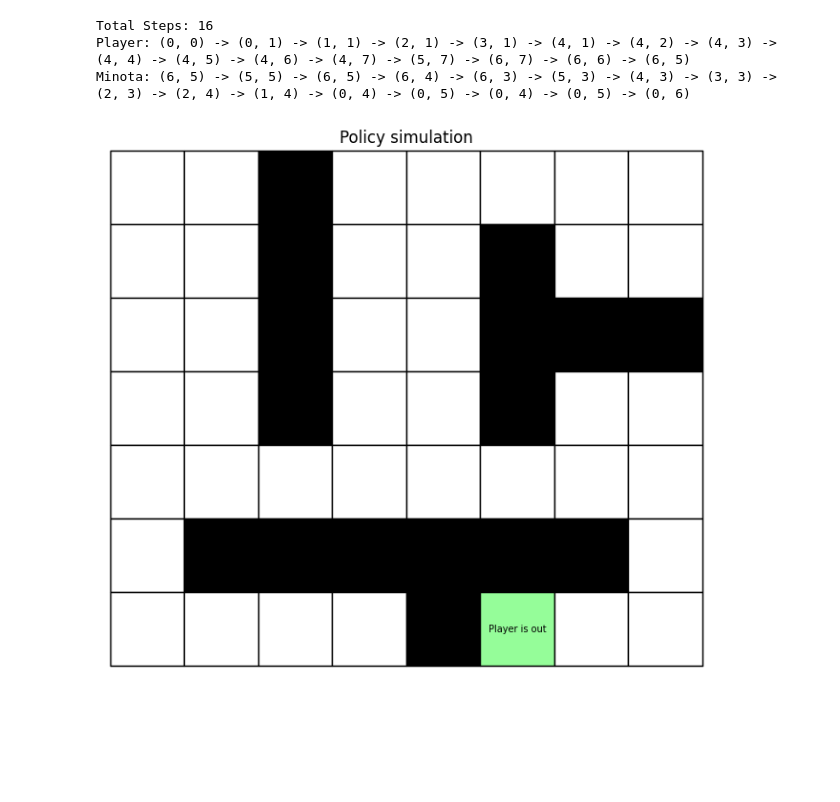
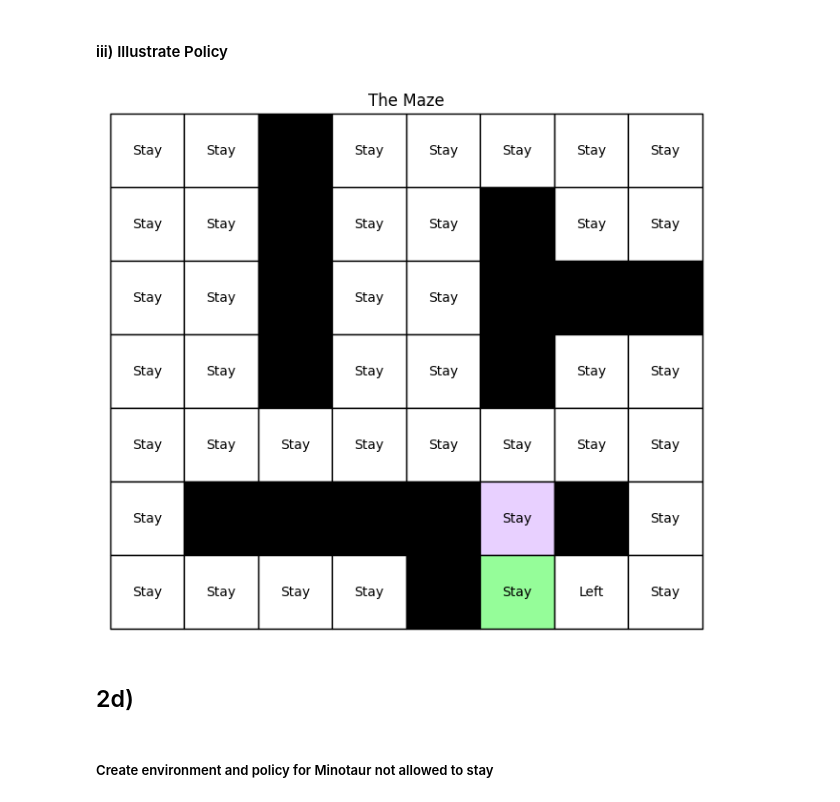
Before and after one commit to MoellerO/EL2805_RL, a Jupyter notebook: lab1_v2/lab1.ipynb, the cells around one changed output. Cells and saved outputs as stored; diff of their text form; code cells hidden in the pictures; blank space fills up the shorter version.

```diff
--- a/lab1_v2/lab1.ipynb
+++ b/lab1_v2/lab1.ipynb
@@ -19,0 +27,9 @@ maze = np.array([
+# %%
+# Horizon
+T = 20
+
+# Create an environment maze
+env = mz.Maze(maze, T, minotaur_stay=False)
+
+# Solves the shortest path problem using dynamic programming
+V, policy = mz.dynamic_programming(env, T)
@@ -20 +50,12 @@ maze = np.array([
+# %% [markdown]
+#### iii) Illustrate Policy
+# %%
+minotaur_pos = (5, 5)
+env.draw_path(policy, 19, minotaur_pos)
+# %% [output]
+[figure, added]
+# %% [markdown]
+## 2d)
+# %% [markdown]
+##### Create environment and policy for Minotaur not allowed to stay
 # %%
@@ -30,19 +66,2 @@ env = mz.Maze(maze, T,minotaur_stay=minotaur_stay)
 # Solves the shortest path problem using dynamic programming
 V, policy = mz.dynamic_programming(env, T)
-# %%
-# Method applied
-method = 'DynProg'
-
-# Start cell in the maze (player_x, player_y, minotaur_x, minotaur_y)
-start = (0, 0, 6, 5)
-isWin, isLost, steps, path = env.simulate(start, policy, method)
-mz.print_path(path)
-# %% [output]
-Total Steps: 16
-Player: (0, 0) -> (0, 1) -> (1, 1) -> (2, 1) -> (3, 1) -> (4, 1) -> (4, 2) -> (4, 3) -> (4, 4) -> (4, 5) -> (4, 6) -> (4, 7) -> (5, 7) -> (6, 7) -> (6, 6) -> (6, 5)
-Minota: (6, 5) -> (5, 5) -> (6, 5) -> (6, 4) -> (6, 3) -> (5, 3) -> (4, 3) -> (3, 3) -> (2, 3) -> (2, 4) -> (1, 4) -> (0, 4) -> (0, 5) -> (0, 4) -> (0, 5) -> (0, 6)
-# %%
-# Animate the shortest path
-mz.animate_solution(maze, path)
-# %% [output]
-[figure, removed]
```
Also changed, not shown: parts of 14 cells of this notebook, 1 other file.
